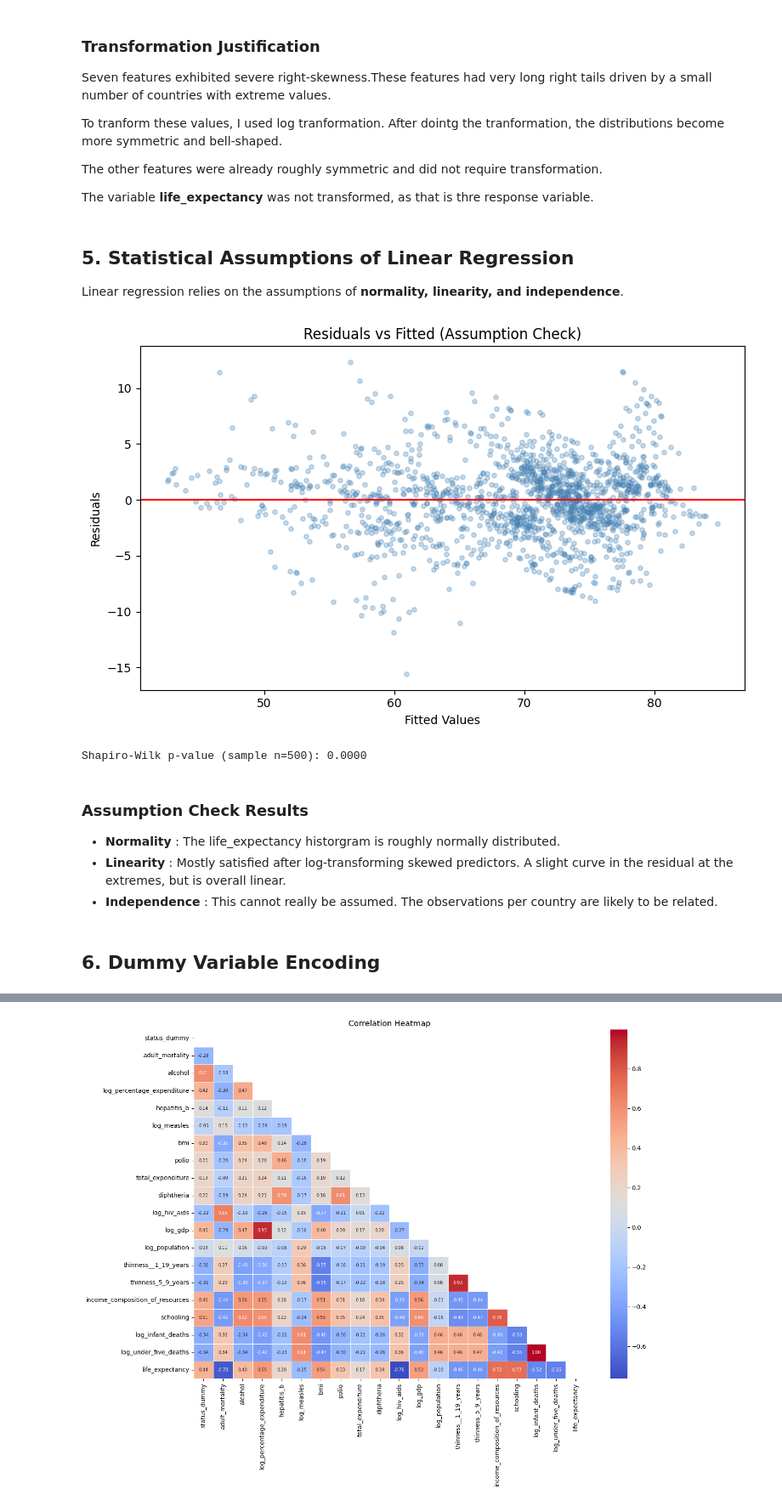
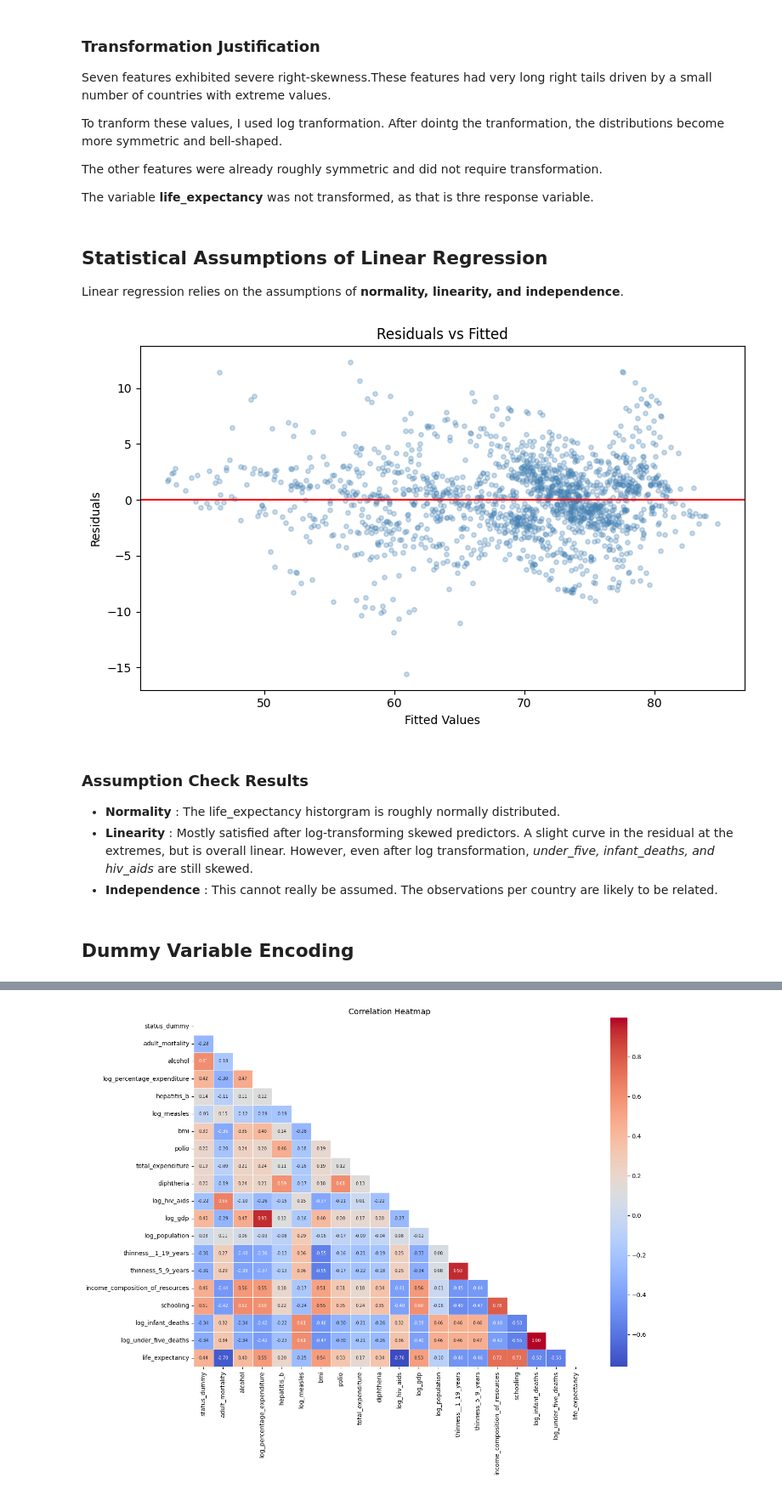
Before and after one commit to ARobin09/INFSCI0510, a Jupyter notebook: assignment3/assignment3.ipynb, the cells around one changed output, grey strips where cells are left out. Shown at 85% size. Cells and saved outputs as stored; diff of their text form; code cells hidden in the pictures.

```diff
--- a/assignment3/assignment3.ipynb
+++ b/assignment3/assignment3.ipynb
@@ -80,5 +79,13 @@ I've decide to use standard scaling to center/scale the data, which will be done
 right_skewed = ['infant_deaths','measles','under_five_deaths','gdp',
                 'population','percentage_expenditure','hiv_aids']
 
+fig, axes = plt.subplots(2, 4, figsize=(20, 8))
+axes = axes.flatten()
+for i, col in enumerate(right_skewed):
+    axes[i].hist(np.log1p(df[col]), bins=30, color='darkorange', edgecolor='white', alpha=0.8)
+    axes[i].set_title(f'log({col})', fontsize=12)
+plt.tight_layout()
+plt.show()
+
 for col in right_skewed:
     df[f'log_{col}'] = np.log1p(df[col])
@@ -93,41 +102,37 @@ The other features were already roughly symmetric and did not require transforma
 
 The variable **life_expectancy** was not transformed, as that is thre response variable.
 # %% [markdown]
-## 5. Statistical Assumptions of Linear Regression
+## Statistical Assumptions of Linear Regression
 
 Linear regression relies on the assumptions of **normality, linearity, and independence**.
 # %%
 fig, ax = plt.subplots(figsize=(8, 5))
 check_feats = ['adult_mortality','log_hiv_aids','income_composition_of_resources',
                'schooling','bmi','log_gdp','diphtheria']
 X_chk = df[check_feats].fillna(df[check_feats].median())
 y_chk = df['life_expectancy']
 sc = StandardScaler()
 X_chk_s = sc.fit_transform(X_chk)
 m_chk = LinearRegression().fit(X_chk_s, y_chk)
 resid = y_chk - m_chk.predict(X_chk_s)
 
 ax.scatter(m_chk.predict(X_chk_s), resid, alpha=0.3, color='steelblue', s=15)
 ax.axhline(0, color='red', lw=1.5)
 ax.set_xlabel('Fitted Values')
 ax.set_ylabel('Residuals')
-ax.set_title('Residuals vs Fitted (Assumption Check)')
+ax.set_title('Residuals vs Fitted')
 plt.tight_layout()
 plt.show()
-
-_, p = stats.shapiro(resid.sample(500, random_state=42))
-print(f'Shapiro-Wilk p-value (sample n=500): {p:.4f}')
 # %% [output]
-[figure, old version]
+[figure, new version]
-Shapiro-Wilk p-value (sample n=500): 0.0000
 # %% [markdown]
 ### Assumption Check Results
 
 - **Normality** : The life_expectancy historgram is roughly normally distributed.
-- **Linearity** : Mostly satisfied after log-transforming skewed predictors. A slight curve in the residual at the extremes, but is overall linear.
+- **Linearity** : Mostly satisfied after log-transforming skewed predictors. A slight curve in the residual at the extremes, but is overall linear. However, even after log transformation, *under_five, infant_deaths, and hiv_aids* are still skewed.
 - **Independence** : This cannot really be assumed. The observations per country are likely to be related.
 # %% [markdown]
-## 6. Dummy Variable Encoding
+## Dummy Variable Encoding
 # %%
 df['status_dummy'] = (df['countrystatus'] == 'Developed').astype(int)
 print(df['countrystatus'].value_counts())
```
Also changed, not shown: parts of 11 cells of this notebook.
